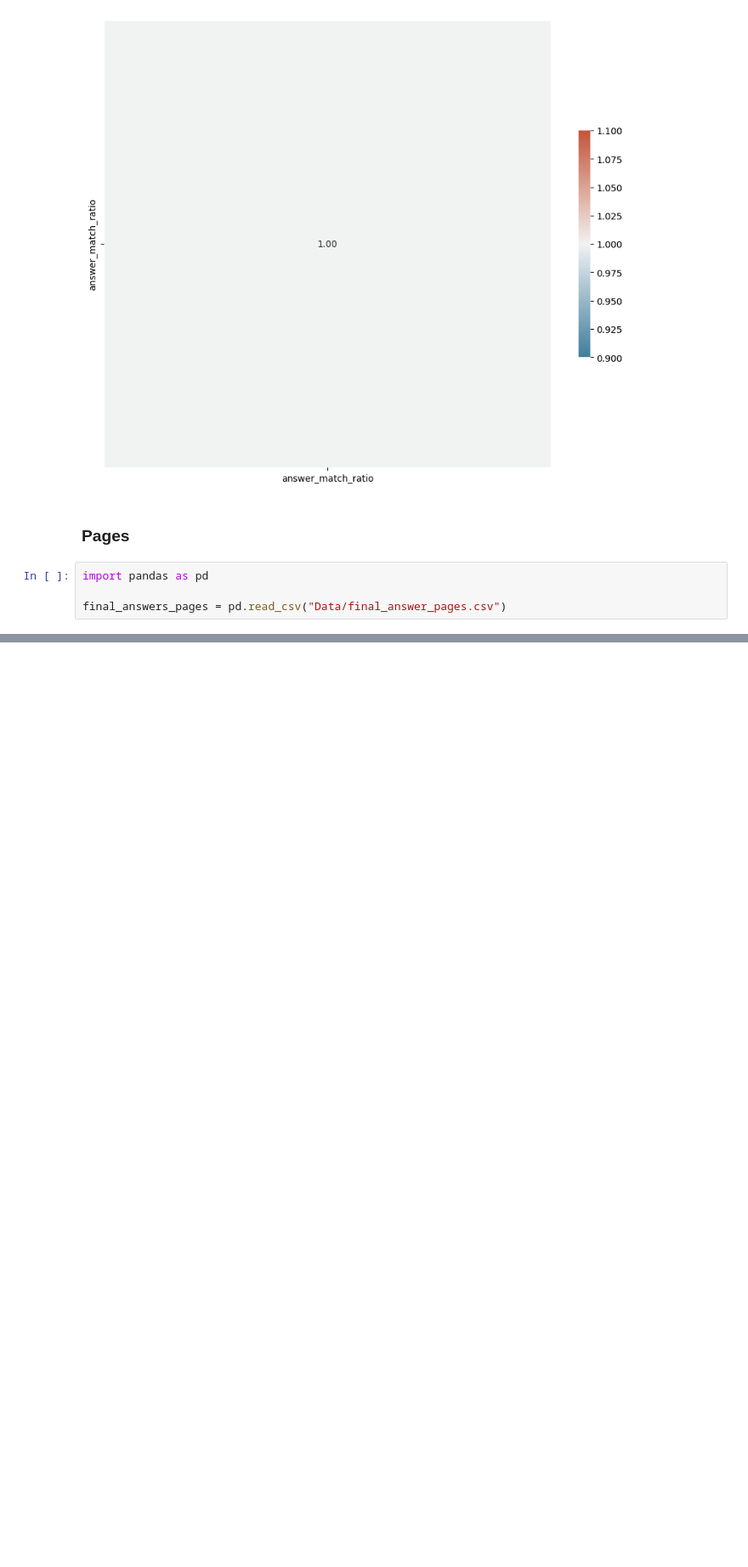
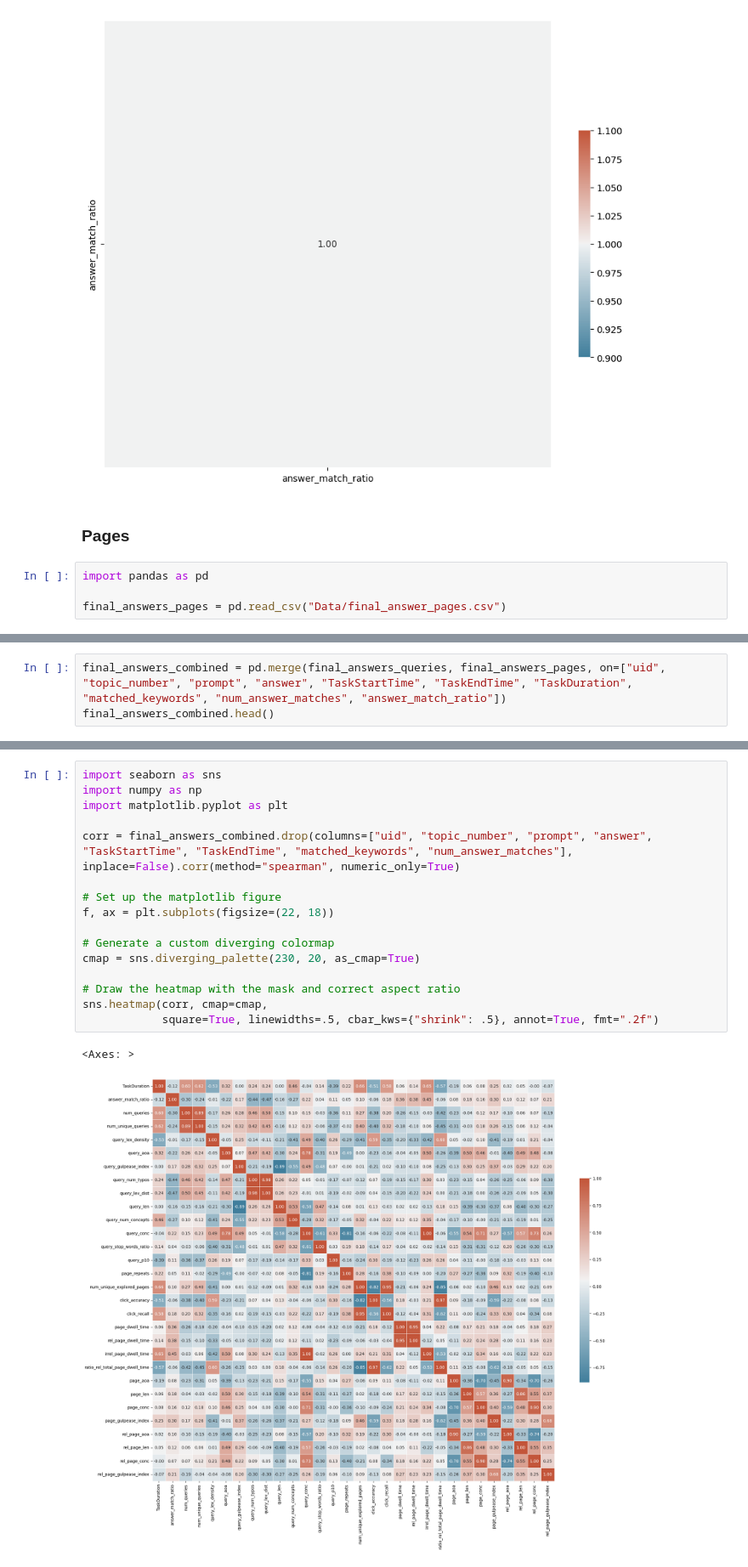
Before and after one commit to SOLandChildren/CHIIR27_LogAnalysis, a Jupyter notebook: final_answer_analysis.ipynb, the cells around one changed output, grey strips where cells are left out. Shown at 85% size. Cells and saved outputs as stored; diff of their text form; blank space fills up the shorter version.

```diff
--- a/final_answer_analysis.ipynb
+++ b/final_answer_analysis.ipynb
@@ -446,0 +453,3 @@ sns.heatmap(corr, cmap=cmap,
+# %%
+final_answers_combined = pd.merge(final_answers_queries, final_answers_pages, on=["uid", "topic_number", "prompt", "answer", "TaskStartTime", "TaskEndTime", "TaskDuration", "matched_keywords", "num_answer_matches", "answer_match_ratio"])
+final_answers_combined.head()
@@ -446,0 +464,19 @@ sns.heatmap(corr, cmap=cmap,
+# %%
+import seaborn as sns
+import numpy as np
+import matplotlib.pyplot as plt
+
+corr = final_answers_combined.drop(columns=["uid", "topic_number", "prompt", "answer", "TaskStartTime", "TaskEndTime", "matched_keywords", "num_answer_matches"], inplace=False).corr(method="spearman", numeric_only=True)
+
+# Set up the matplotlib figure
+f, ax = plt.subplots(figsize=(22, 18))
+
+# Generate a custom diverging colormap
+cmap = sns.diverging_palette(230, 20, as_cmap=True)
+
+# Draw the heatmap with the mask and correct aspect ratio
+sns.heatmap(corr, cmap=cmap,
+            square=True, linewidths=.5, cbar_kws={"shrink": .5}, annot=True, fmt=".2f")
+# %% [output]
+<Axes: >
+[figure, added]
```
Also changed, not shown: parts of 15 cells of this notebook, 6 other files.
